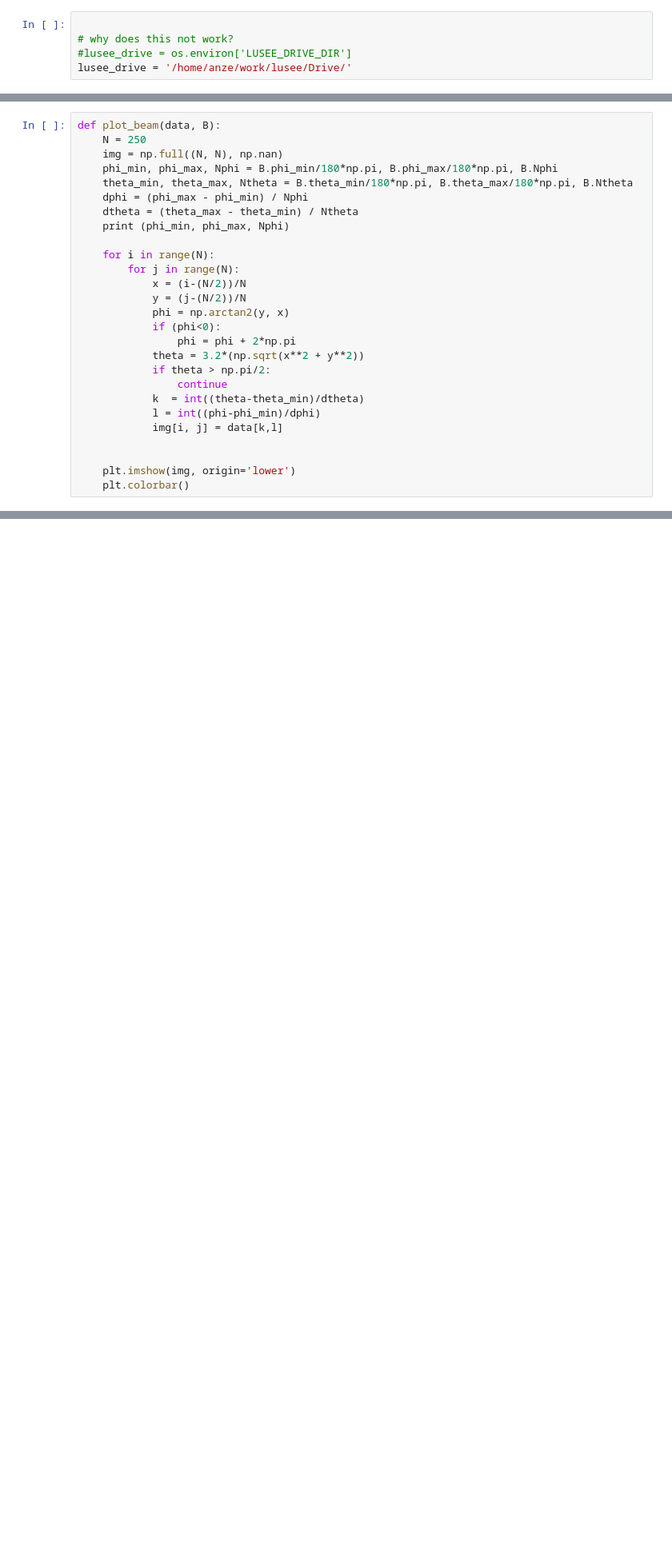
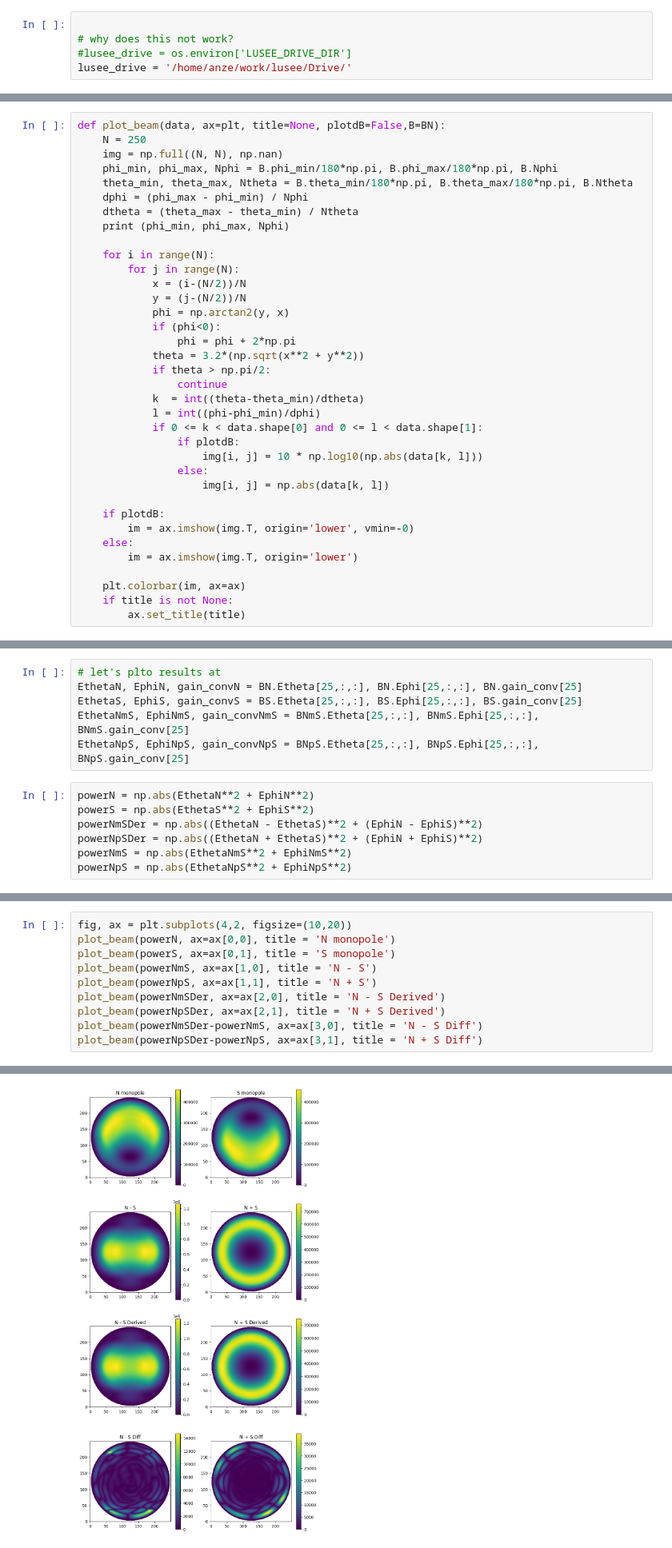
Before and after one commit to lusee-night/notebooks, a Jupyter notebook: beams/plot_beam.ipynb, the cells around one changed output, grey strips where cells are left out. Shown at 80% size. Cells and saved outputs as stored; diff of their text form; blank space fills up the shorter version.

Commit message:
adding beam plotting

```diff
--- a/beams/plot_beam.ipynb
+++ b/beams/plot_beam.ipynb
@@ -30,5 +32,5 @@ beamp = power[25,:,:]+0.01*(power[26,:,:]-power[25,:,:])
 # %%
-def plot_beam(data, B):
+def plot_beam(data, ax=plt, title=None, plotdB=False,B=BN):
     N = 250
     img = np.full((N, N), np.nan)
     phi_min, phi_max, Nphi = B.phi_min/180*np.pi, B.phi_max/180*np.pi, B.Nphi
@@ -49,8 +51,17 @@ def plot_beam(data, B):
                 continue
             k  = int((theta-theta_min)/dtheta)
             l = int((phi-phi_min)/dphi)
-            img[i, j] = data[k,l]
+            if 0 <= k < data.shape[0] and 0 <= l < data.shape[1]:
+                if plotdB:
+                    img[i, j] = 10 * np.log10(np.abs(data[k, l]))
+                else:
+                    img[i, j] = np.abs(data[k, l])
 
+    if plotdB:
+        im = ax.imshow(img.T, origin='lower', vmin=-0)
+    else:
+        im = ax.imshow(img.T, origin='lower')
 
-    plt.imshow(img, origin='lower')
-    plt.colorbar()
+    plt.colorbar(im, ax=ax)
+    if title is not None:
+        ax.set_title(title)
@@ -70,0 +68,13 @@ np.std((beamp-beam)/beam.mean())
+# %%
+# let's plto results at
+EthetaN, EphiN, gain_convN = BN.Etheta[25,:,:], BN.Ephi[25,:,:], BN.gain_conv[25]
+EthetaS, EphiS, gain_convS = BS.Etheta[25,:,:], BS.Ephi[25,:,:], BS.gain_conv[25]
+EthetaNmS, EphiNmS, gain_convNmS = BNmS.Etheta[25,:,:], BNmS.Ephi[25,:,:], BNmS.gain_conv[25]
+EthetaNpS, EphiNpS, gain_convNpS = BNpS.Etheta[25,:,:], BNpS.Ephi[25,:,:], BNpS.gain_conv[25]
+# %%
+powerN = np.abs(EthetaN**2 + EphiN**2)
+powerS = np.abs(EthetaS**2 + EphiS**2)
+powerNmSDer = np.abs((EthetaN - EthetaS)**2 + (EphiN - EphiS)**2)
+powerNpSDer = np.abs((EthetaN + EthetaS)**2 + (EphiN + EphiS)**2)
+powerNmS = np.abs(EthetaNmS**2 + EphiNmS**2)
+powerNpS = np.abs(EthetaNpS**2 + EphiNpS**2)
@@ -70,0 +85,11 @@ np.std((beamp-beam)/beam.mean())
+# %%
+fig, ax = plt.subplots(4,2, figsize=(10,20))
+plot_beam(powerN, ax=ax[0,0], title = 'N monopole')
+plot_beam(powerS, ax=ax[0,1], title = 'S monopole')
+plot_beam(powerNmS, ax=ax[1,0], title = 'N - S')
+plot_beam(powerNpS, ax=ax[1,1], title = 'N + S')
+plot_beam(powerNmSDer, ax=ax[2,0], title = 'N - S Derived')
+plot_beam(powerNpSDer, ax=ax[2,1], title = 'N + S Derived')
+plot_beam(powerNmSDer-powerNmS, ax=ax[3,0], title = 'N - S Diff')
+plot_beam(powerNpSDer-powerNpS, ax=ax[3,1], title = 'N + S Diff')
+# %% [output]
@@ -70,0 +104 @@ np.std((beamp-beam)/beam.mean())
+[figure, added]
```
Also changed, not shown: parts of 13 cells of this notebook.
